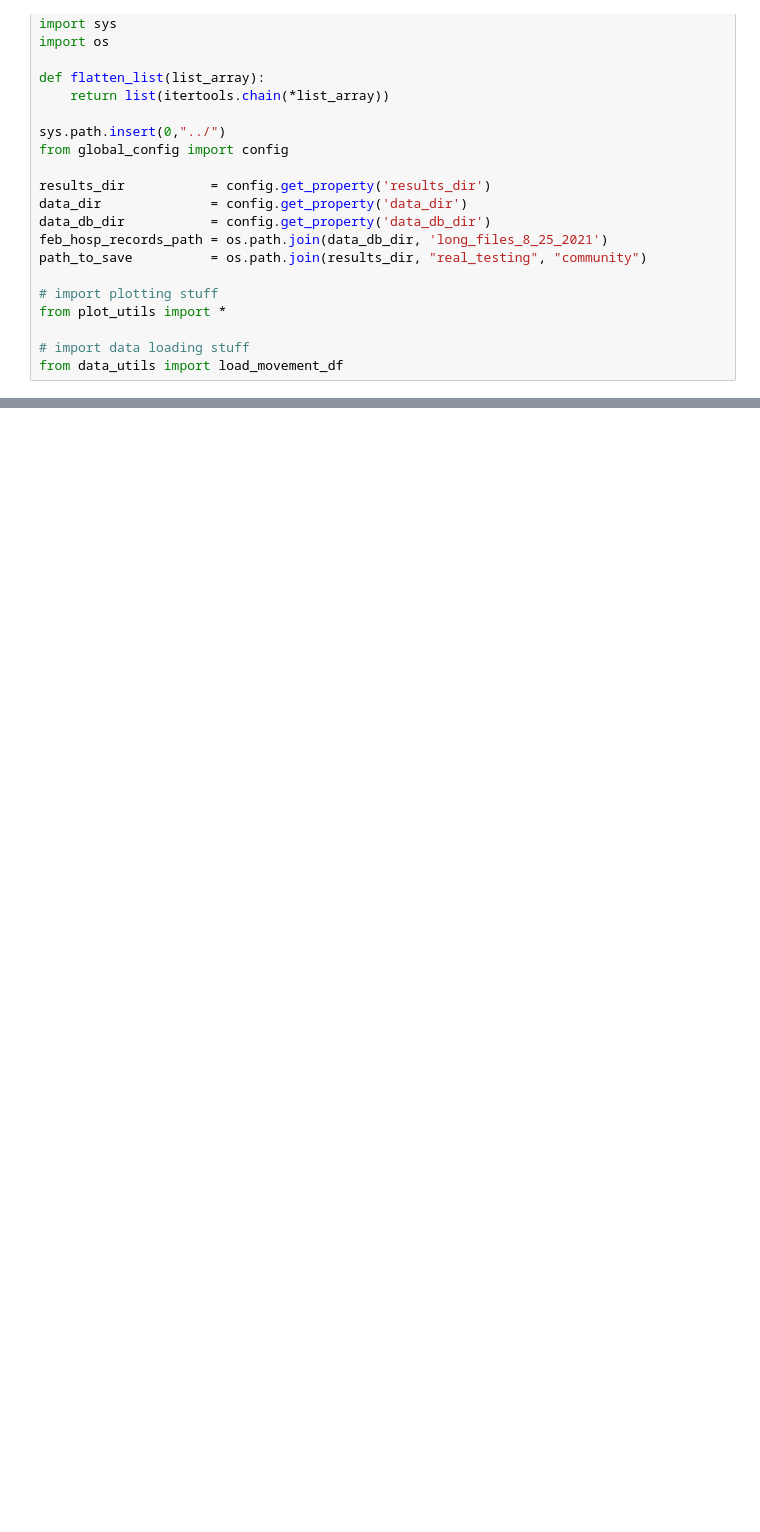
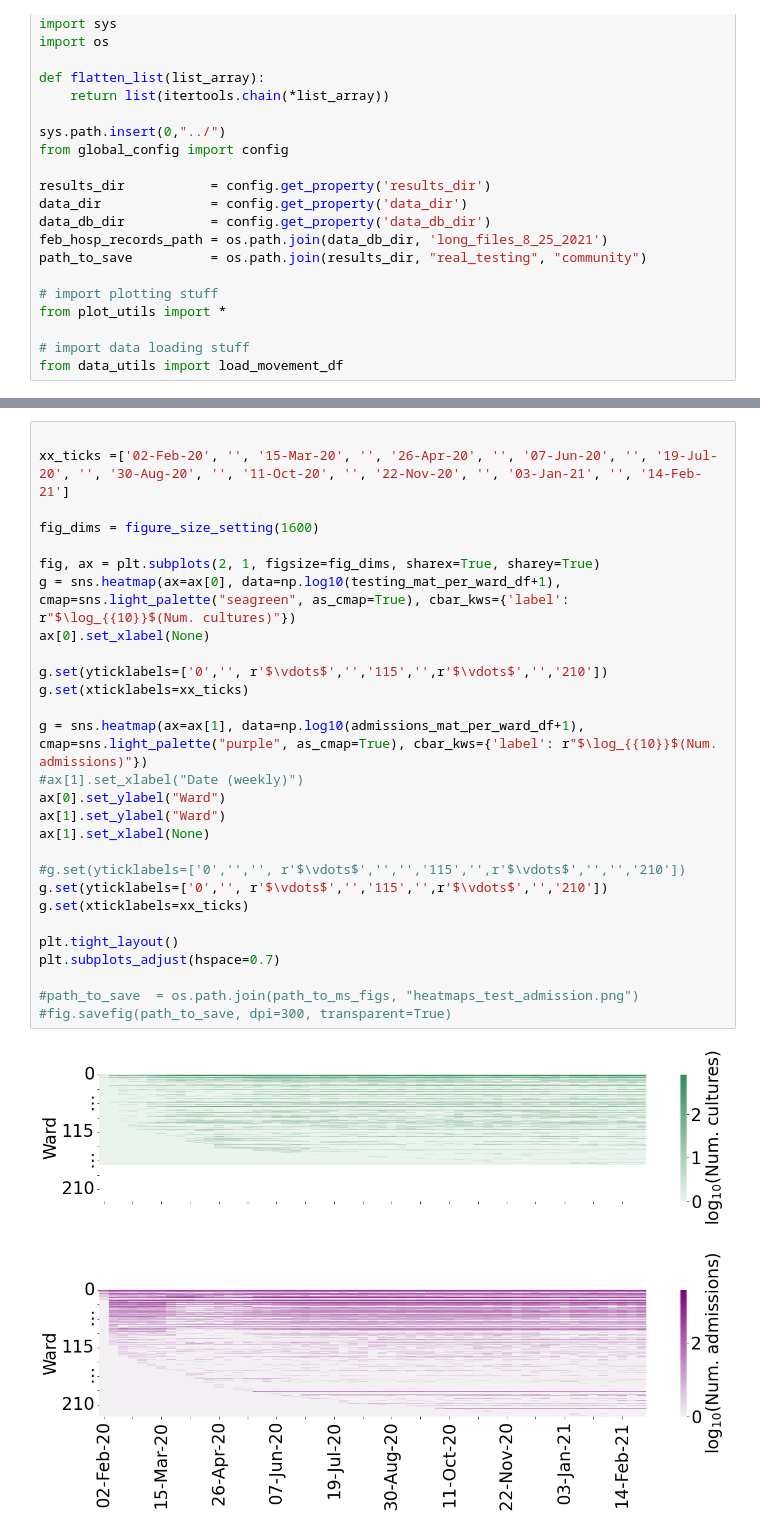
Before and after one commit to ChaosDonkey06/AMR_ABM, a Jupyter notebook: code/Figure2.ipynb, the cells around one changed output, grey strips where cells are left out. Saved outputs shown, nothing was run; the diff lists cells and outputs as text; blank space fills up the shorter version.

```diff
--- a/code/Figure2.ipynb
+++ b/code/Figure2.ipynb
@@ -47,0 +189,30 @@ movement_df
+# %%
+
+xx_ticks =['02-Feb-20', '', '15-Mar-20', '', '26-Apr-20', '', '07-Jun-20', '', '19-Jul-20', '', '30-Aug-20', '', '11-Oct-20', '', '22-Nov-20', '', '03-Jan-21', '', '14-Feb-21']
+
+fig_dims = figure_size_setting(1600)
+
+fig, ax = plt.subplots(2, 1, figsize=fig_dims, sharex=True, sharey=True)
+g = sns.heatmap(ax=ax[0], data=np.log10(testing_mat_per_ward_df+1), cmap=sns.light_palette("seagreen", as_cmap=True), cbar_kws={'label': r"$\log_{{10}}$(Num. cultures)"})
+ax[0].set_xlabel(None)
+
+g.set(yticklabels=['0','', r'$\vdots$','','115','',r'$\vdots$','','210'])
+g.set(xticklabels=xx_ticks)
+
+g = sns.heatmap(ax=ax[1], data=np.log10(admissions_mat_per_ward_df+1), cmap=sns.light_palette("purple", as_cmap=True), cbar_kws={'label': r"$\log_{{10}}$(Num. admissions)"})
+#ax[1].set_xlabel("Date (weekly)")
+ax[0].set_ylabel("Ward")
+ax[1].set_ylabel("Ward")
+ax[1].set_xlabel(None)
+
+#g.set(yticklabels=['0','','', r'$\vdots$','','','115','',r'$\vdots$','','','210'])
+g.set(yticklabels=['0','', r'$\vdots$','','115','',r'$\vdots$','','210'])
+g.set(xticklabels=xx_ticks)
+
+plt.tight_layout()
+plt.subplots_adjust(hspace=0.7)
+
+#path_to_save  = os.path.join(path_to_ms_figs, "heatmaps_test_admission.png")
+#fig.savefig(path_to_save, dpi=300, transparent=True)
+# %% [output]
+[figure, added]
```
Also changed, not shown: parts of 8 cells of this notebook, 1 other file.
